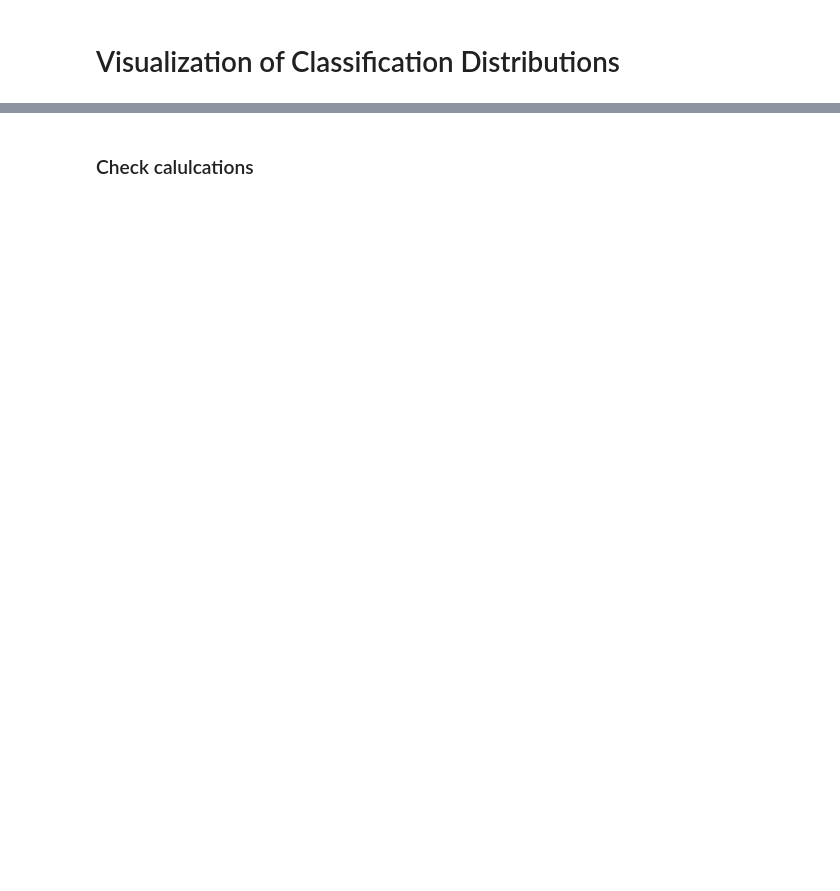
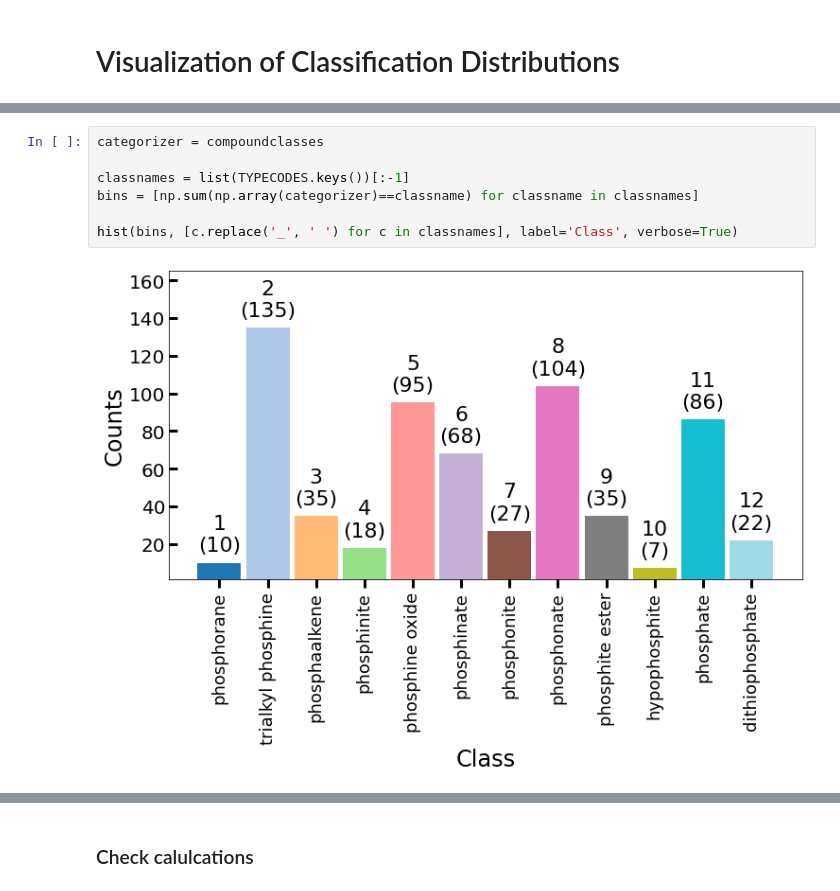
Before and after one commit to Seidler-Lab/Phosphorus-ML-Project, a Jupyter notebook: Data_Analysis_Sam.ipynb, the cells around one changed output, grey strips where cells are left out. Cells and saved outputs as stored; diff of their text form; blank space fills up the shorter version.

```diff
--- a/Data_Analysis_Sam.ipynb
+++ b/Data_Analysis_Sam.ipynb
@@ -173,3 +112,12 @@ hist(bins, [c.replace('_', ' ') for c in classnames], label='Class', verbose=Tru
+# %%
+categorizer = compoundclasses
+
+classnames = list(TYPECODES.keys())[:-1]
+bins = [np.sum(np.array(categorizer)==classname) for classname in classnames]
+
+hist(bins, [c.replace('_', ' ') for c in classnames], label='Class', verbose=True)
+# %% [output]
+[figure, added]
 # %%
 categorizer = compoundtypes
 
```
Also changed, not shown: parts of 20 cells of this notebook, 3 other files.
